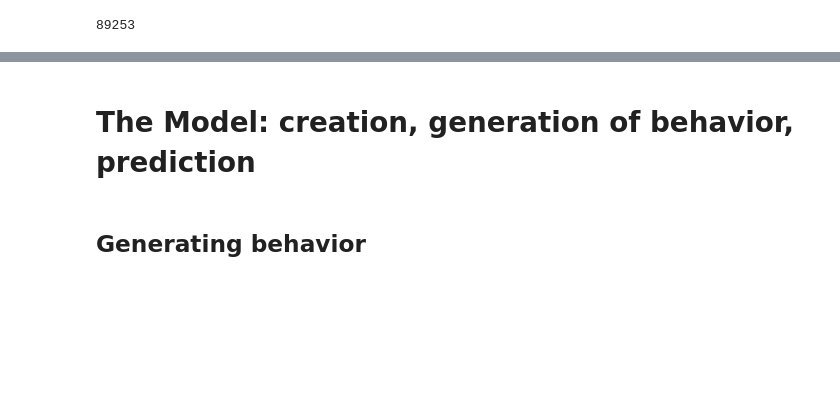
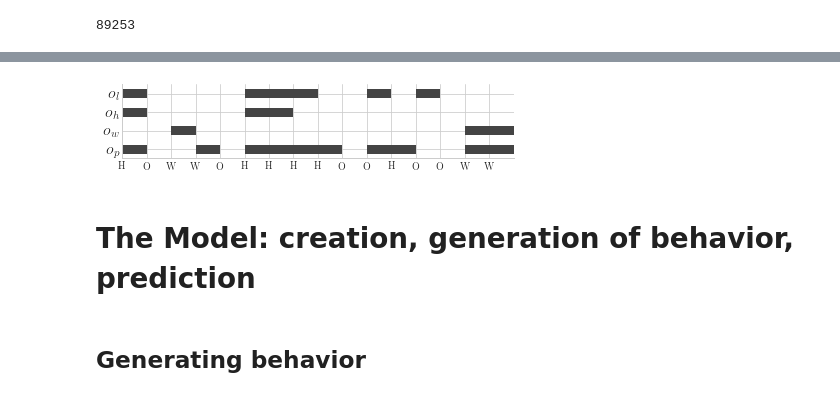
Before and after one commit to dbosk/spores, a Jupyter notebook: python/notebooks/2 - homebrew multivariate hmm.ipynb, the cells around one changed output, grey strips where cells are left out. Cells and saved outputs as stored; diff of their text form; code cells hidden in the pictures; blank space fills up the shorter version.

Commit message:
rewrote HMM model

```diff
--- a/python/notebooks/2 - homebrew multivariate hmm.ipynb
+++ b/python/notebooks/2 - homebrew multivariate hmm.ipynb
@@ -267,3 +278,84 @@ len(list(combinations(next_turn_predictions['device_id'].values, ROUTE_SIZE)))
+# %%
+states_name=["H", "O", "W"]
+obs_name=["p", "w", "h", "l"]
+n_states=len(states_name)
+n_obs=len(obs_name)
+m=model.Model()
+m.set(
+[[2/3, 1/3, 0  ],
+ [1/3, 1/3, 1/3],
+ [0  , 1/3, 2/3]],
+[[0.8, 0.0, 0.7, 0.6],
+ [0.6, 0.0, 0.0, 0.4],
+ [0.7, 0.7, 0.0, 0.2]],
+states_name, obs_name)
+# %%
+import matplotlib.pyplot as plt
+import matplotlib
+import seaborn as sns
+
+matplotlib.rc('font',**{'family':'sans-serif','sans-serif':['Helvetica']})
+## for Palatino and other serif fonts use:
+#rc('font',**{'family':'serif','serif':['Palatino']})
+matplotlib.rc('text', usetex=True)
+matplotlib.rcParams['text.latex.preamble'] = [r'\usepackage{amsmath}']
+
+def plot_device_usage_timeline(
+    sample_states, sample_devices, states, devices,
+    figsize=(6,1.5), title="", fn=""):
+
+    c_used = matplotlib.colors.hex2color("#444444")
+    height = 0.5
+
+    fig, ax = plt.subplots(figsize=figsize)
+    sns.set_style("whitegrid", {'font.family': 'serif'})
+
+    for x, (state, d_arr) in enumerate(zip(sample_states, sample_devices)):
+        for y in range(len(devices)):
+            if d_arr[y]:
+                ax.barh(left=x, bottom=y,
+                    height=height, width=1, color=c_used)
+
+
+    sns.despine()
+
+#     if prediction:
+#         for x, pred in enumerate(sample['predictions']):
+#             for device in devices:
+#                 #print("x: {}, y: {} -> p: {:.2f}".format(x+1, devices_id[device], pred[device]))
+#                 ax.text(x=x+1.1, y=devices_id[device]+0.1,
+#                         s="{:.2f}".format(pred[device]))
+
+#         ax.set_xlim([0, len(sample['state_seq'])+1])
+#         ax.set_xticks(range(len(states)+1))
+#     else:
+#         ax.set_xlim([0, len(sample['state_seq'])])
+#         ax.set_xticks(range(len(states)))
+
+    ax.set_xlim([0, len(sample_states)])
+    ax.set_xticks(range(len(sample_states)))
+    ax.set_xticklabels([states[s_id] for s_id in sample_states])
+    #plt.xticks(rotation=-60, ha='left')
+
+    #ax.set_ylabel("Device")
+    ax.set_ylim([-0.5, len(devices)-0.5])
+    ax.set_yticks(range(len(devices)))
+    # "c_d" as y label: devices' connections
+    ax.set_yticklabels(['$o_{'+d+'}$' for d in devices], fontsize=16)
+
+    plt.tight_layout()
+    if title != "":
+        ax.set_title(title)
+    if fn != "":
+        plt.savefig(fn)
+    plt.show()
+
+sample_states, sample_devices = m.sample(length=16)
+plot_device_usage_timeline(
+    sample_states, sample_devices, m.states, m.observations,
+    fn="outputs/sample.svg")
+# %% [output]
+[figure, added]
 # %% [markdown]
 # The Model: creation, generation of behavior, prediction
 # %%
```
Also changed, not shown: parts of 3 cells of this notebook, 7 other files.
